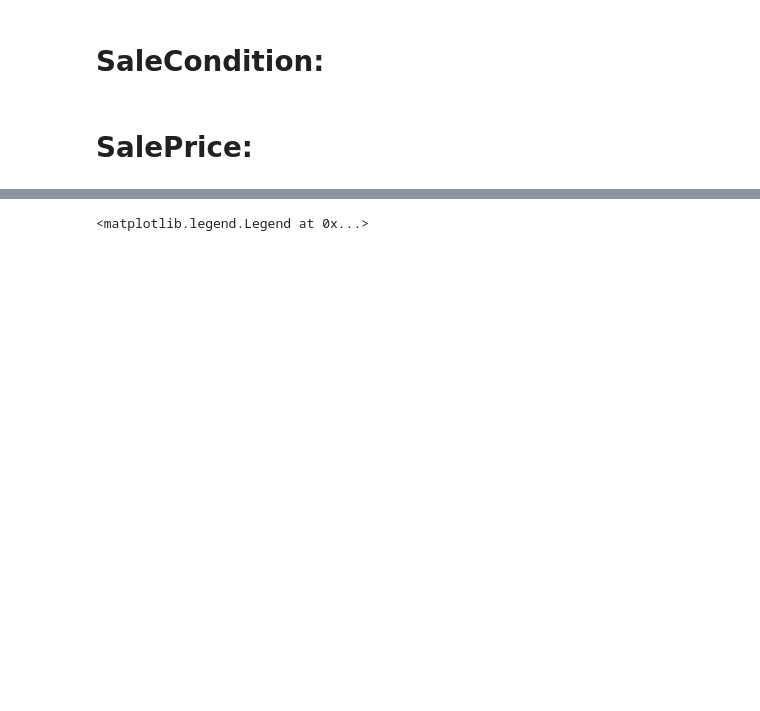
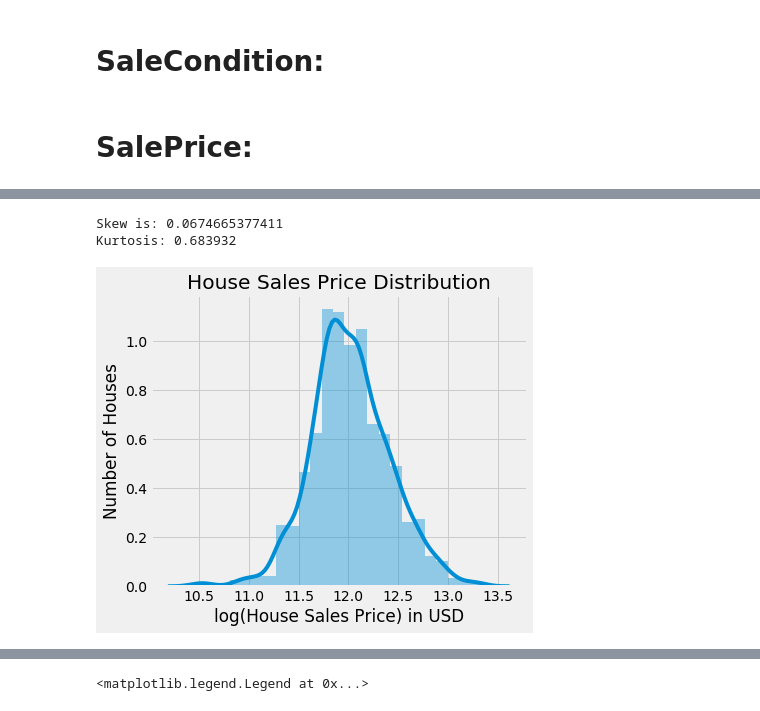
Before and after one commit to rafaelcesar7/Machine-Learning-Projects, a Jupyter notebook: Kaggle - House Prices.ipynb, the cells around one changed output, grey strips where cells are left out. Cells and saved outputs as stored; diff of their text form; code cells hidden in the pictures; blank space fills up the shorter version.

```diff
--- a/Kaggle - House Prices.ipynb
+++ b/Kaggle - House Prices.ipynb
@@ -1620,0 +1521,16 @@ non_numeric_values = ['Street', 'Alley', 'LotShape', 'LandContour', 'Utilities',
+# %%
+# "SalePrice" log to normalize it:
+# https://medium.com/diogo-menezes-borges/project-2-predicting-house-prices-on-kaggle-989f1b0c4ef6
+
+plt.figure(figsize=(6,5))
+sns.distplot(np.log(df_train.SalePrice), bins = 25)
+plt.xlabel("log(House Sales Price) in USD")
+plt.ylabel("Number of Houses")
+plt.title("House Sales Price Distribution")
+
+print("Skew is:", np.log(df_train.SalePrice).skew())
+print("Kurtosis: %f" % np.log(df_train.SalePrice).kurt())
+# %% [output]
+Skew is: 0.0674665377411
+Kurtosis: 0.683932
+[figure, added]
```
Also changed, not shown: parts of 138 cells of this notebook.
